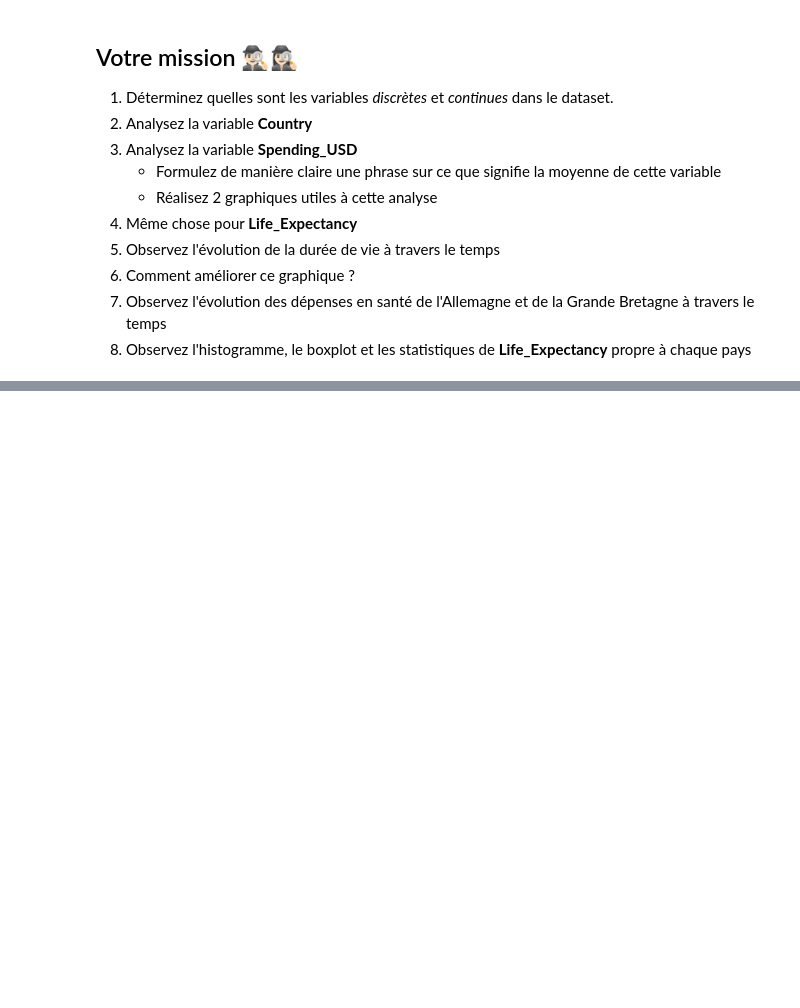
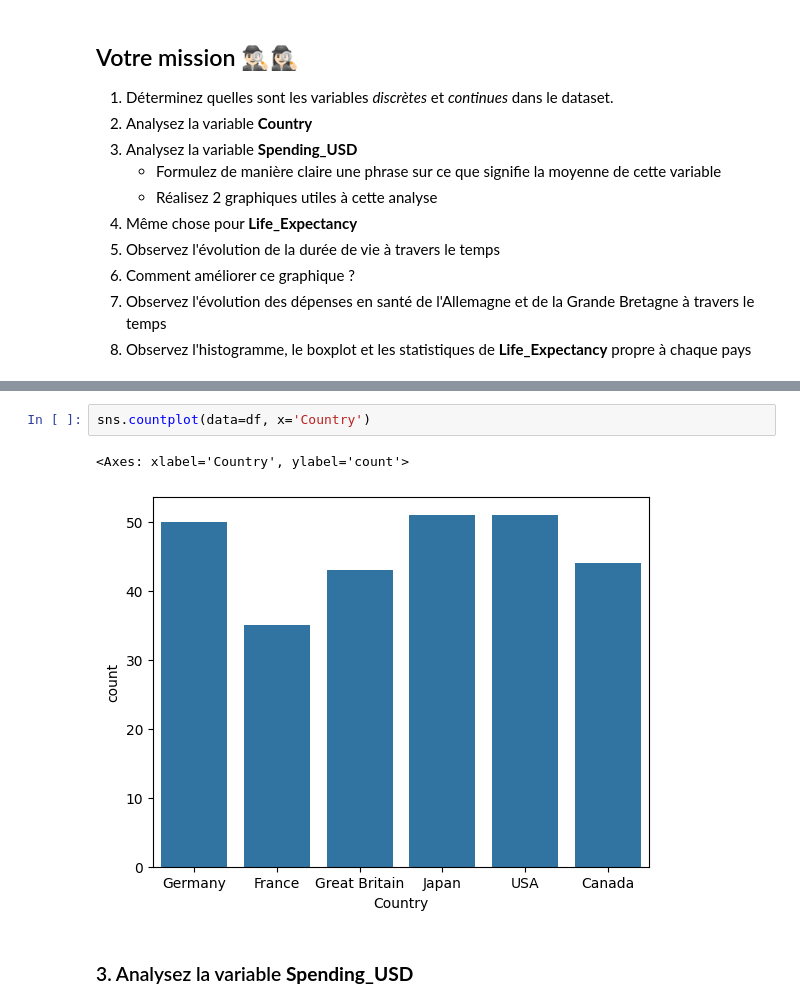
Before and after one commit to surybang/intro_analyse_de_donnees, a Jupyter notebook: Exercice_1.ipynb, the cells around one changed output, grey strips where cells are left out. Drawn from its saved outputs; the diff is of its cells as text; blank space fills up the shorter version.

```diff
--- a/Exercice_1.ipynb
+++ b/Exercice_1.ipynb
@@ -29,0 +111,7 @@ df.head()
+# %%
+sns.countplot(data=df, x='Country')
+# %% [output]
+<Axes: xlabel='Country', ylabel='count'>
+[figure, added]
+# %% [markdown]
+### 3. Analysez la variable <b>Spending_USD</b>
```
Also changed, not shown: parts of 38 cells of this notebook.
